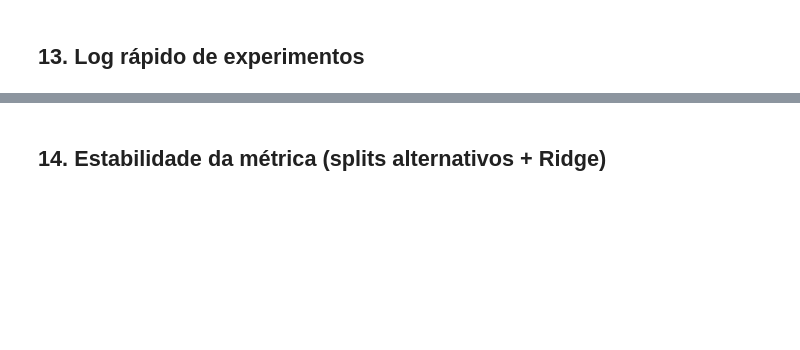
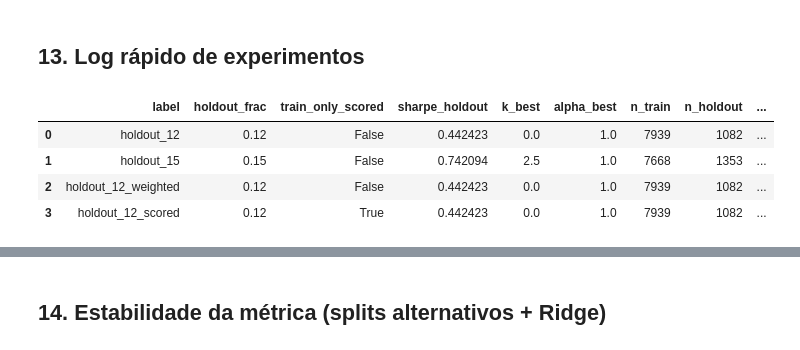
Before and after one commit to Marcux777/Contest-Hull-Tactical-Market-Prediction, a Jupyter notebook: notebooks/Hull Tactical.ipynb, the cells around one changed output, grey strips where cells are left out. Drawn from its saved outputs; the diff is of its cells as text; code cells hidden in the pictures; blank space fills up the shorter version.

```diff
--- a/notebooks/Hull Tactical.ipynb
+++ b/notebooks/Hull Tactical.ipynb
@@ -2241,8 +2941,9 @@ feature_cols_best = feature_sets.get(best_set, feature_sets["A_baseline"])
 print(f"Baseline 80/20 usando feature set: {best_set} ({len(feature_cols_best)} cols)")
 
 train_df, val_df = time_split(_df, cutoff=0.8)
-train_df_proc, keep_cols = preprocess_basic(train_df, feature_cols_best)
-val_df_proc, _ = preprocess_basic(val_df, feature_cols_best, ref_cols=keep_cols)
+train_aligned, val_aligned, cols_use = align_feature_frames(train_df, val_df, feature_cols_best)
+train_df_proc, keep_cols = preprocess_basic(train_aligned, cols_use)
+val_df_proc, _ = preprocess_basic(val_aligned, cols_use, ref_cols=keep_cols)
 
 X_train = train_df_proc.drop(columns=[target_col], errors="ignore")
 X_val = val_df_proc.drop(columns=[target_col], errors="ignore")
@@ -2861,6 +3608,23 @@ def add_exp_log(
             "params": params,
             "notes": notes,
         }
+    )
+
+
+if "chosen_scored_cfg" in locals():
+    holdout_combo = chosen_scored_cfg.get("holdout_combo", np.nan)
+    holdout_combo = float(holdout_combo) if np.isfinite(holdout_combo) else np.nan
+    add_exp_log(
+        experiments_log,
+        exp_id=f"train_strategy_{chosen_scored_cfg.get('name', 'unknown')}",
+        feature_set=best_set,
+        model="train_vs_scored",
+        sharpe_mean=holdout_combo,
+        sharpe_std=0.0,
+        n_splits=len(cv_metrics.get(best_set, [])),
+        val_frac=0.10,
+        params=f"train_only_scored={FINAL_TRAIN_ONLY_SCORED}, weight_unscored={FINAL_WEIGHT_UNSCORED}",
+        notes=FINAL_SCORING_NOTE,
     )
 if metrics_const:
     const_vals = [m["sharpe"] for m in metrics_const]
@@ -3018,30 +3782,104 @@ if blend_stats:
             val_frac=0.10,
             params=f"fixed_weights={weights_norm}",
             notes=f"k={best_k_global:.3f}, alpha={best_alpha_global:.2f}",
         )
     if "blend_stack_ridge" in blend_stats:
         add_exp_log(
             experiments_log,
             exp_id="blend_stack_ridge",
             feature_set=best_set,
             model="stack_ridge",
             sharpe_mean=float(blend_stats.get("blend_stack_ridge", {}).get("sharpe", np.nan)),
             sharpe_std=0.0,
             n_splits=len(cv_metrics.get(best_set, [])),
             val_frac=0.10,
             params="ridge nos allocs OOF",
             notes=f"k={best_k_global:.3f}, alpha={best_alpha_global:.2f}",
         )
     if 'final_submission_summary' in locals():
         add_exp_log(
             experiments_log,
             exp_id="final_submission",
             feature_set=final_submission_summary["best_feature_set"],
             model=final_submission_summary["blend_used"],
             sharpe_mean=float(blend_stats.get(final_submission_summary["blend_used"], {}).get("sharpe", np.nan)),
             sharpe_std=0.0,
             n_splits=len(cv_metrics.get(final_submission_summary["best_feature_set"], [])),
             val_frac=0.10,
             params=f"models={final_submission_summary['models_used']}",
             notes="Resumo final antes de LB",
         )
+
+holdout_results = []
+holdout_results.append(expanding_holdout_eval(_df, feature_cols_cv, target_col, holdout_frac=0.12, train_only_scored=False, label="holdout_12"))
+holdout_results.append(expanding_holdout_eval(_df, feature_cols_cv, target_col, holdout_frac=0.15, train_only_scored=False, label="holdout_15"))
+holdout_results.append(
+    expanding_holdout_eval(
+        _df,
+        feature_cols_cv,
+        target_col,
+        holdout_frac=0.12,
+        train_only_scored=False,
+        label="holdout_12_weighted",
+        use_weights=True,
+        weight_unscored=weight_unscored_cv,
+    )
+)
+holdout_results.append(expanding_holdout_eval(_df, feature_cols, target_col, holdout_frac=0.12, train_only_scored=True, label="holdout_12_scored"))
+holdout_results = [r for r in holdout_results if r]
+
+if holdout_results:
+    holdout_df = pd.DataFrame(holdout_results)
+    display(holdout_df)
+    for res in holdout_results:
+        add_exp_log(
+            experiments_log,
+            exp_id=res["label"],
+            feature_set=best_set,
+            model="lgbm_holdout",
+            sharpe_mean=res["sharpe_holdout"],
+            sharpe_std=0.0,
+            n_splits=None,
+            val_frac=res["holdout_frac"],
+            params=f"train_only_scored={res['train_only_scored']}, weight_unscored={res.get('weight_unscored')}, k={res['k_best']:.3f}, alpha={res['alpha_best']:.2f}",
+            sharpe_lb_public=res["sharpe_holdout"],
+            notes="Pseudo-LB com janela final",
+        )
+else:
+    print("Holdout não calculado (cheque date_id e tamanho do dataset).")
+
+# Comparação CV com treino apenas em is_scored
+if IS_SCORED_COL and IS_SCORED_COL in _df.columns:
+    df_scored_only = _df.loc[_df[IS_SCORED_COL] == 1].copy()
+    metrics_scored = metrics_lgb_scored or time_cv_lightgbm(df_scored_only, feature_cols, target_col, n_splits=4, val_frac=0.12)
+    if metrics_scored:
+        sharpe_vals = [m["sharpe"] for m in metrics_scored]
+        print(f"CV (apenas is_scored): Sharpe médio={np.mean(sharpe_vals):.4f} | std={np.std(sharpe_vals):.4f}")
+        add_exp_log(
+            experiments_log,
+            exp_id="cv_is_scored_only",
+            feature_set=best_set,
+            model="lgbm_scored_only",
+            sharpe_mean=float(np.mean(sharpe_vals)),
+            sharpe_std=float(np.std(sharpe_vals)),
+            n_splits=len(metrics_scored),
+            val_frac=0.12,
+            params="train only is_scored==1",
+            notes="Comparação vs treino completo",
+        )
+    else:
+        print("CV is_scored_only não gerou métricas.")
+
+# Regrava o log com entradas de holdout/CV is_scored
+exp_df = pd.DataFrame(experiments_log)
+print("Experiments log (atualizado):")
+display(exp_df)
+exp_log_path = SUBMISSION_DIR / "experiments_log.csv"
+exp_df.to_csv(exp_log_path, index=False)
+print(f"Experiments log salvo em {exp_log_path.resolve()}")
+# %% [output]
+|  | label | holdout_frac | train_only_scored | sharpe_holdout | k_best | alpha_best | n_train | n_holdout | ... |
+| 0 | holdout_12 | 0.12 | False | 0.442423 | 0.0 | 1.0 | 7939 | 1082 | ... |
+| 1 | holdout_15 | 0.15 | False | 0.742094 | 2.5 | 1.0 | 7668 | 1353 | ... |
+| 2 | holdout_12_weighted | 0.12 | False | 0.442423 | 0.0 | 1.0 | 7939 | 1082 | ... |
+| 3 | holdout_12_scored | 0.12 | True | 0.442423 | 0.0 | 1.0 | 7939 | 1082 | ... |
```
Also changed, not shown: parts of 28 cells of this notebook, 3 other files.
